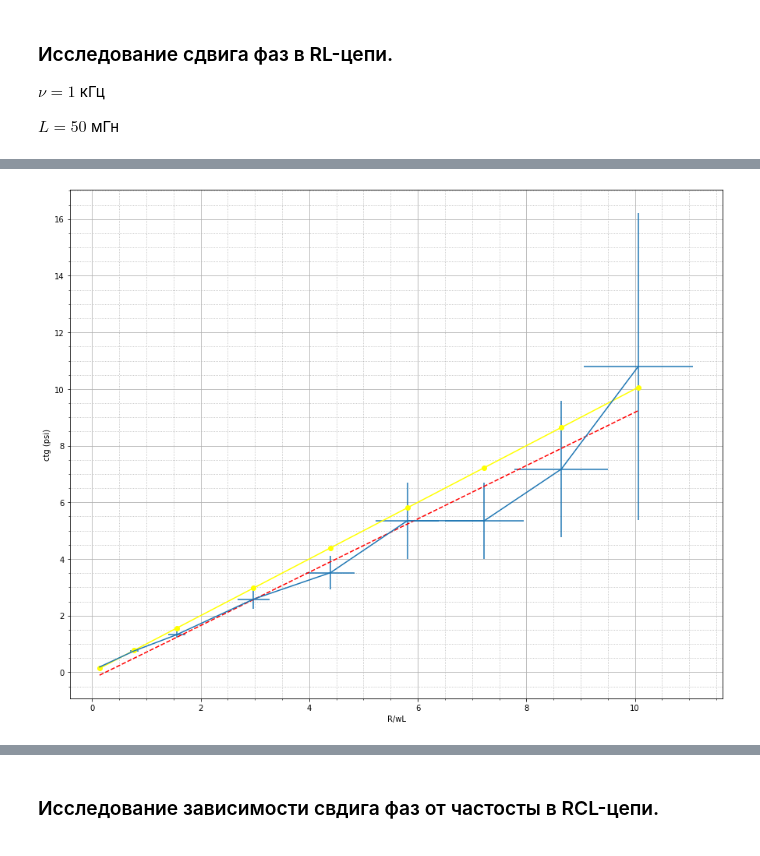
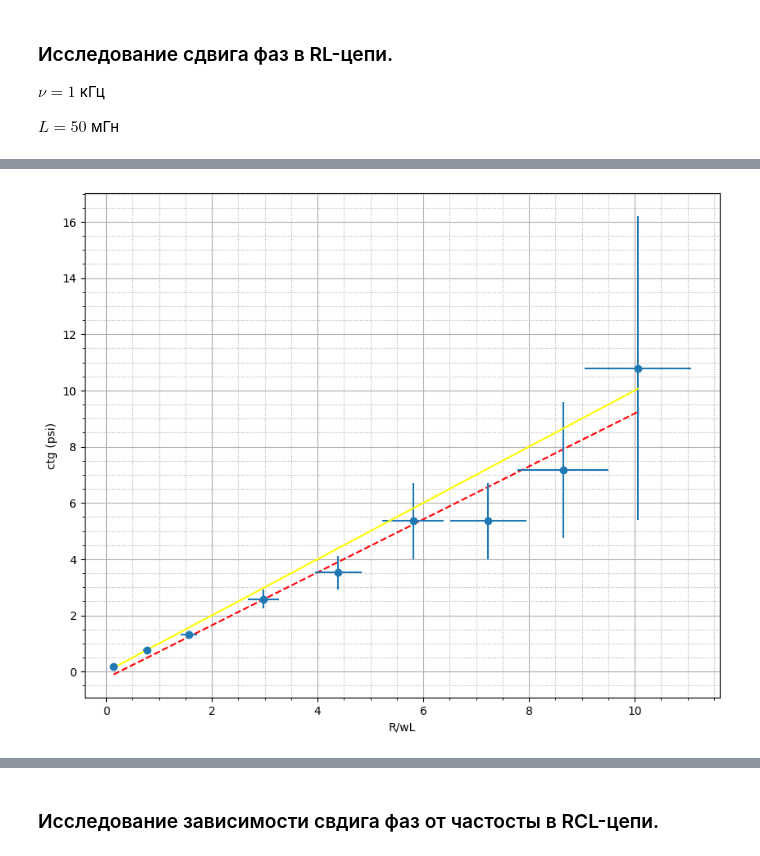
Before and after one commit to alexzhelyapov1/labs_mipt, a Jupyter notebook: 3.2.1/3.2.1.ipynb, the cells around one changed output, grey strips where cells are left out. Cells and saved outputs as stored; diff of their text form; code cells hidden in the pictures.

```diff
--- a/3.2.1/3.2.1.ipynb
+++ b/3.2.1/3.2.1.ipynb
@@ -200,34 +201,42 @@ R_RL = np.array([0, 200, 445, 890, 1335, 1780, 2225, 2670, 3115])
 x_RL = np.array([7.5, 5, 3.5, 2, 1.5, 1, 1, 0.75, 0.5])
 x0_RL = np.array([34, 34, 34, 34, 34, 34, 34, 34, 34])
 # print (len(R_RL), len(x_RL), len(x0_RL))
 
-fig, ax = plt.subplots(figsize = (15, 12))
+fig, ax = plt.subplots(figsize = (10, 8))
 #axes = fig.add_axes([0, 0, 1, 1])
 
 ax.set_ylabel("ctg (psi)")
 ax.set_xlabel("R/wL")
 ax.minorticks_on()
 ax.grid(which = 'major')
 ax.grid(which = 'minor', linestyle = ':')
 
 R_wl = (R_RL + r + r_l) / (2 * 3.14 * 1000 * 50 * 10**(-3))
 ctg_pi_x_x0 = 2 * 3.14 * x_RL / x0_RL
 ctg_pi_x_x0 = np.array([ctg(i) for i in ctg_pi_x_x0])
-ax.errorbar(R_wl, ctg_pi_x_x0, yerr = df2["sigma_ctg"], xerr = df2["sigma(R/wL)"])
 
 p = np.polyfit(R_wl, ctg_pi_x_x0, 1)
 ya = np.polyval(p, R_wl)
 ax.plot(R_wl, ya, linestyle='dashed', color='red')
 
 df2["R_RL, Om"] = R_RL
 df2["x_RL, Om"] = x_RL
 df2["x0_RL, Om"] = x0_RL
 df2["R/(wL)"] = R_wl
 df2["ctg_pi_x_x0"] = ctg_pi_x_x0
 
+df2["sigma(R/wL)"] = df2["R/(wL)"] * np.sqrt((1/df2["R_RL, Om"]) ** 2 + (10/1000))
+df2.replace([np.inf, -np.inf], np.nan, inplace=True)
+df2 = df2.fillna(0)
+
+df2["sigma_ctg"] = df2["x0_RL, Om"] / (2 * np.pi * df2["x_RL, Om"]) * np.sqrt((0.25/df2["x_RL, Om"]) ** 2
+                                                                                + (0.25/df2["x0_RL, Om"]) ** 2)
+
+ax.errorbar(R_wl, ctg_pi_x_x0, yerr = df2["sigma_ctg"], xerr = df2["sigma(R/wL)"], fmt = "o")
+
 # Theoretical ctg(psi)
-ax.plot(R_wl, R_wl, '-o', color='yellow')
+ax.plot(R_wl, R_wl, '-', color='yellow')
 
 plt.show()
 # %% [output]
-[figure, old version]
+[figure, new version]
```
Also changed, not shown: parts of 14 cells of this notebook, 1 other file.
